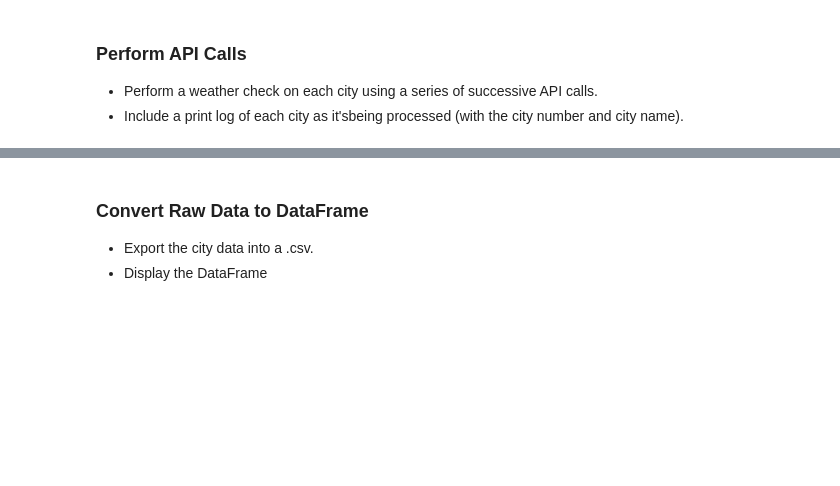
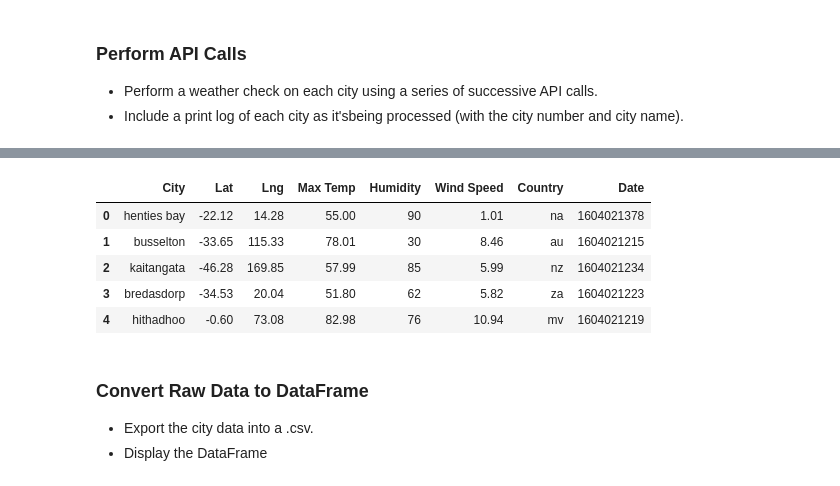
Before and after one commit to SamHoney71/Python-API-Challenge, a Jupyter notebook: WeatherPy1.ipynb, the cells around one changed output, grey strips where cells are left out. Drawn from its saved outputs; the diff is of its cells as text; code cells hidden in the pictures; blank space fills up the shorter version.

Commit message:
working up to data frame

```diff
--- a/WeatherPy1.ipynb
+++ b/WeatherPy1.ipynb
@@ -84,7 +98,7 @@ ne_date = []
 for city in ne_city_names:
     weather_response = requests.get(query_url+city).json()
 
-    print(json.dumps(weather_response, indent=4, sort_keys=True))
+#    print(json.dumps(weather_response, indent=4, sort_keys=True))
     try:
         ne_mtemp.append(weather_response['main']['temp_max'])
     except NameError:
@@ -98,14 +112,13 @@ for city in ne_city_names:
     except NameError:
         ne_lon.append('NAN')
 
-##### was working above this line
     try:
         ne_humidity.append(weather_response['main']['humidity'])
     except NameError:
         ne_humidity.append('NAN')
     try:
-        ne_cloudiness.append(weather_response["weather"]["description"])
-    except TypeError:
+        ne_cloudiness.append(weather_response["weather"][0]['description'])
+    except NameError:
         ne_cloudiness.append('NAN')
     try:
         ne_wind_speed.append(weather_response['wind']['speed'])
@@ -118,13 +131,11 @@ for city in ne_city_names:
 
 
 
-
-
-print(ne_mtemp)
-print(ne_lat)
-print(ne_lon)
-print(ne_humidity)
-print(ne_cloudiness)
-print(ne_wind_speed)
-print(ne_date)
+print(f"Max Temp: {ne_mtemp}")
+print(f"Latitude: {ne_lat}")
+print(f'Longitude: {ne_lon}')
+print(f'Humidity: {ne_humidity}')
+print(f"Cloudiness: {ne_cloudiness}")
+print(f"Wind speed: {ne_wind_speed}")
+print(f"Date: {ne_date}")
 # %% [output]
@@ -140,3 +149,26 @@ NameError: name 'api_key' is not defined
+# %%
+#Export into city data into .csv file
+# Build Data Frame
+
+weather_dict = {
+    "City": ne_city_names,
+    "Lat": ne_lat,
+    "Lng": ne_lon,
+    "Max Temp": ne_mtemp,
+    "Humidity": ne_humidity,
+    "Wind Speed": ne_wind_speed,
+    "Country": ne_country_codes,
+    "Date": ne_date
+}
+weather_data = pd.DataFrame(weather_dict)
+weather_data
+# %% [output]
+|  | City | Lat | Lng | Max Temp | Humidity | Wind Speed | Country | Date |
+| 0 | henties bay | -22.12 | 14.28 | 55.00 | 90 | 1.01 | na | 1604021378 |
+| 1 | busselton | -33.65 | 115.33 | 78.01 | 30 | 8.46 | au | 1604021215 |
+| 2 | kaitangata | -46.28 | 169.85 | 57.99 | 85 | 5.99 | nz | 1604021234 |
+| 3 | bredasdorp | -34.53 | 20.04 | 51.80 | 62 | 5.82 | za | 1604021223 |
+| 4 | hithadhoo | -0.60 | 73.08 | 82.98 | 76 | 10.94 | mv | 1604021219 |
 # %% [markdown]
 ### Convert Raw Data to DataFrame
 * Export the city data into a .csv.
```
Also changed, not shown: parts of 3 cells of this notebook.
